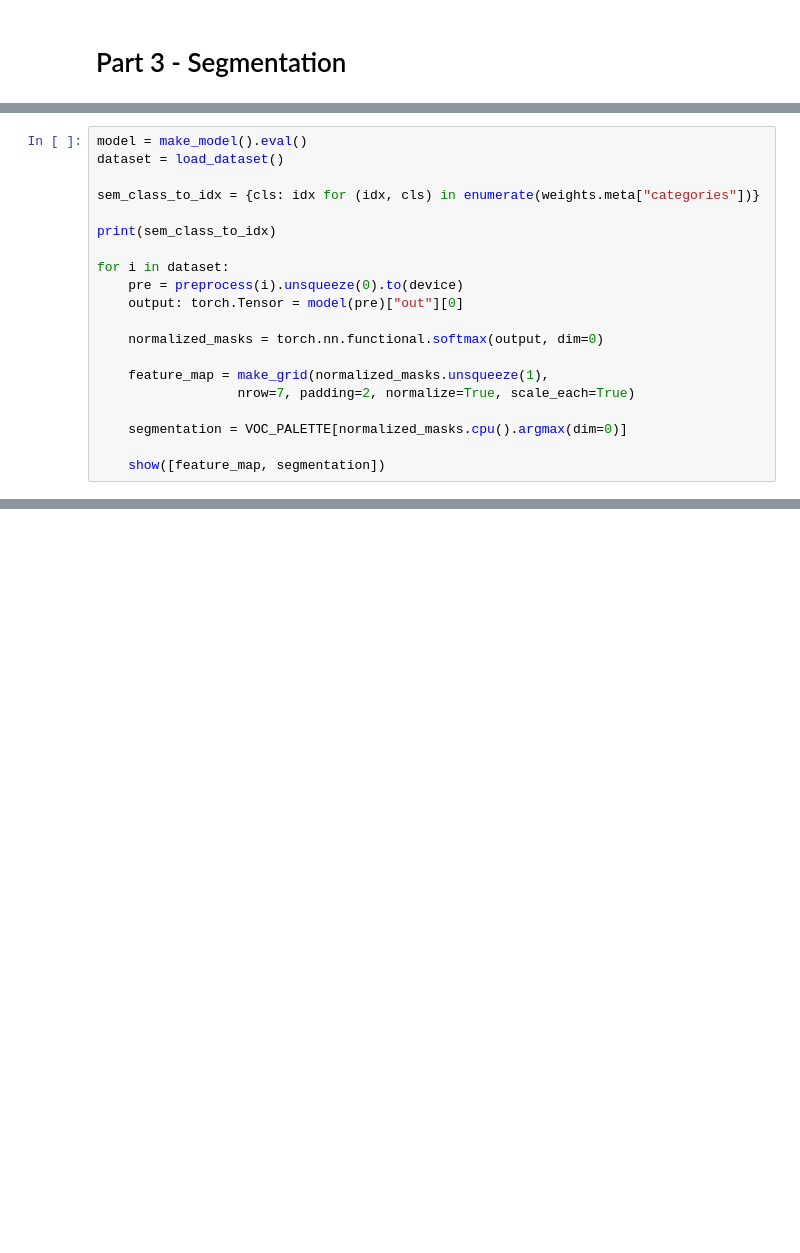
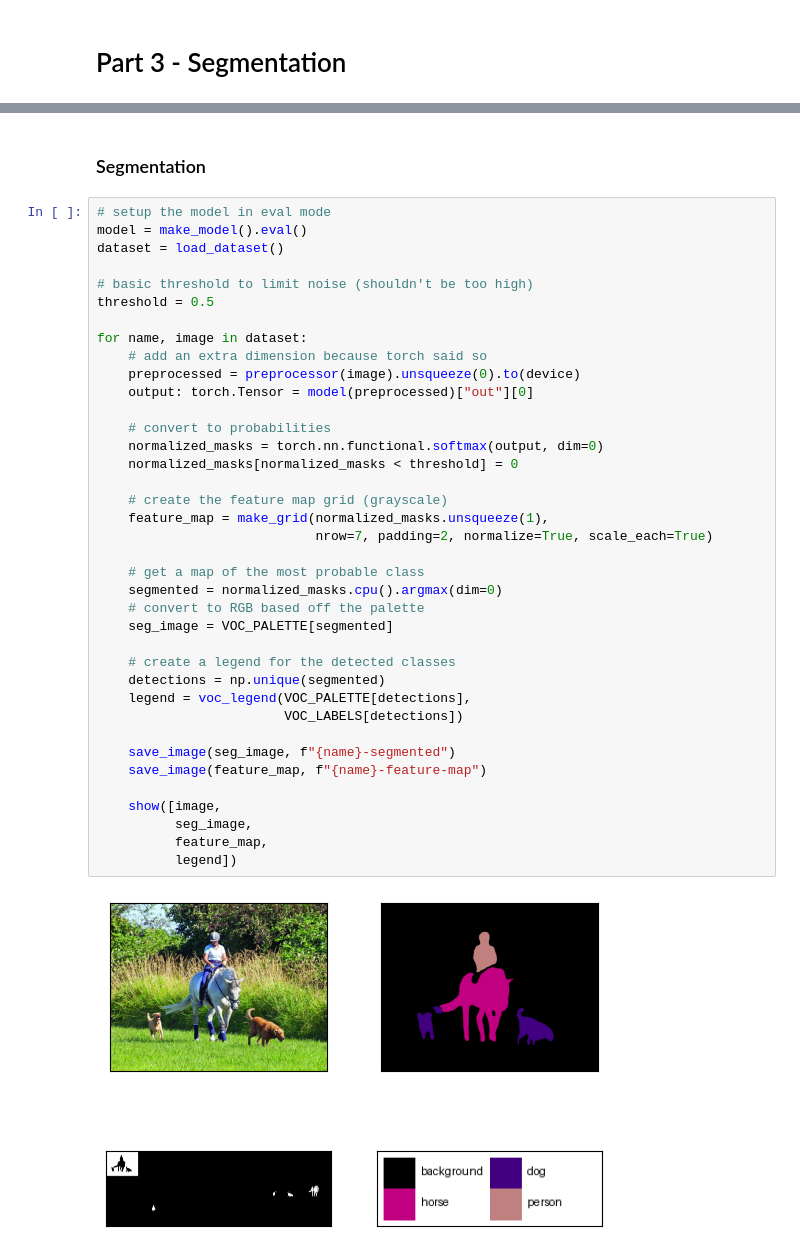
Before and after one commit to mcmerdith/cisc442, a Jupyter notebook: PR3_3.ipynb, the cells around one changed output, grey strips where cells are left out. Saved outputs shown, nothing was run; the diff lists cells and outputs as text; blank space fills up the shorter version.

```diff
--- a/PR3_3.ipynb
+++ b/PR3_3.ipynb
@@ -132,20 +164,0 @@ def simple_voc_legend(
-# %%
-model = make_model().eval()
-dataset = load_dataset()
-
-sem_class_to_idx = {cls: idx for (idx, cls) in enumerate(weights.meta["categories"])}
-
-print(sem_class_to_idx)
-
-for i in dataset:
-    pre = preprocess(i).unsqueeze(0).to(device)
-    output: torch.Tensor = model(pre)["out"][0]
-
-    normalized_masks = torch.nn.functional.softmax(output, dim=0)
-
-    feature_map = make_grid(normalized_masks.unsqueeze(1),
-                  nrow=7, padding=2, normalize=True, scale_each=True)
-
-    segmentation = VOC_PALETTE[normalized_masks.cpu().argmax(dim=0)]
-
-    show([feature_map, segmentation])
@@ -159,0 +165,42 @@ for i in dataset:
+# %% [markdown]
+### Segmentation
+# %%
+# setup the model in eval mode
+model = make_model().eval()
+dataset = load_dataset()
+
+# basic threshold to limit noise (shouldn't be too high)
+threshold = 0.5
+
+for name, image in dataset:
+    # add an extra dimension because torch said so
+    preprocessed = preprocessor(image).unsqueeze(0).to(device)
+    output: torch.Tensor = model(preprocessed)["out"][0]
+
+    # convert to probabilities
+    normalized_masks = torch.nn.functional.softmax(output, dim=0)
+    normalized_masks[normalized_masks < threshold] = 0
+
+    # create the feature map grid (grayscale)
+    feature_map = make_grid(normalized_masks.unsqueeze(1),
+                            nrow=7, padding=2, normalize=True, scale_each=True)
+
+    # get a map of the most probable class
+    segmented = normalized_masks.cpu().argmax(dim=0)
+    # convert to RGB based off the palette
+    seg_image = VOC_PALETTE[segmented]
+
+    # create a legend for the detected classes
+    detections = np.unique(segmented)
+    legend = voc_legend(VOC_PALETTE[detections],
+                        VOC_LABELS[detections])
+
+    save_image(seg_image, f"{name}-segmented")
+    save_image(feature_map, f"{name}-feature-map")
+
+    show([image,
+          seg_image,
+          feature_map,
+          legend])
+# %% [output]
+[figure, added]
```
Also changed, not shown: parts of 8 cells of this notebook, 13 other files.
